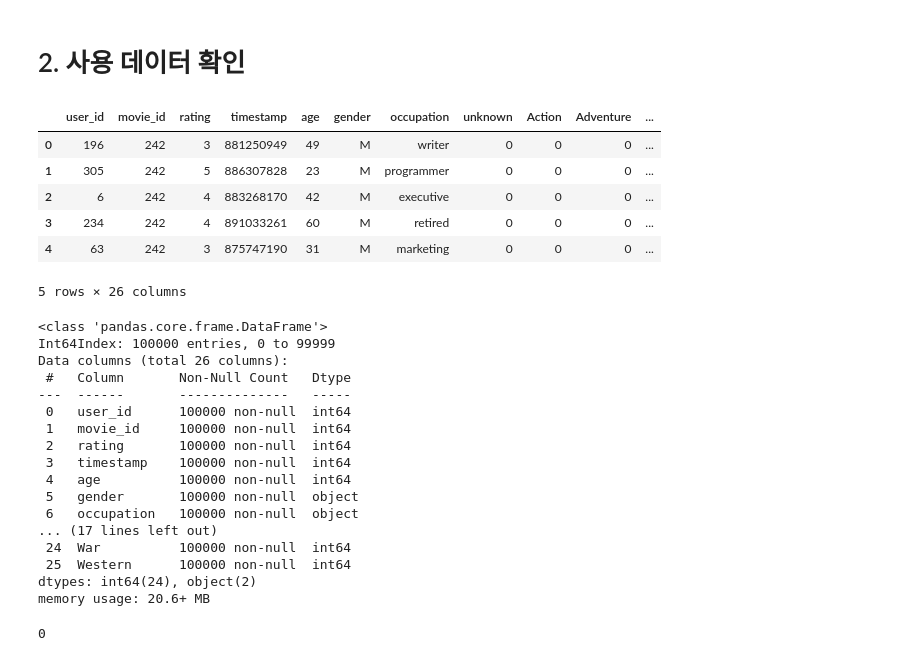
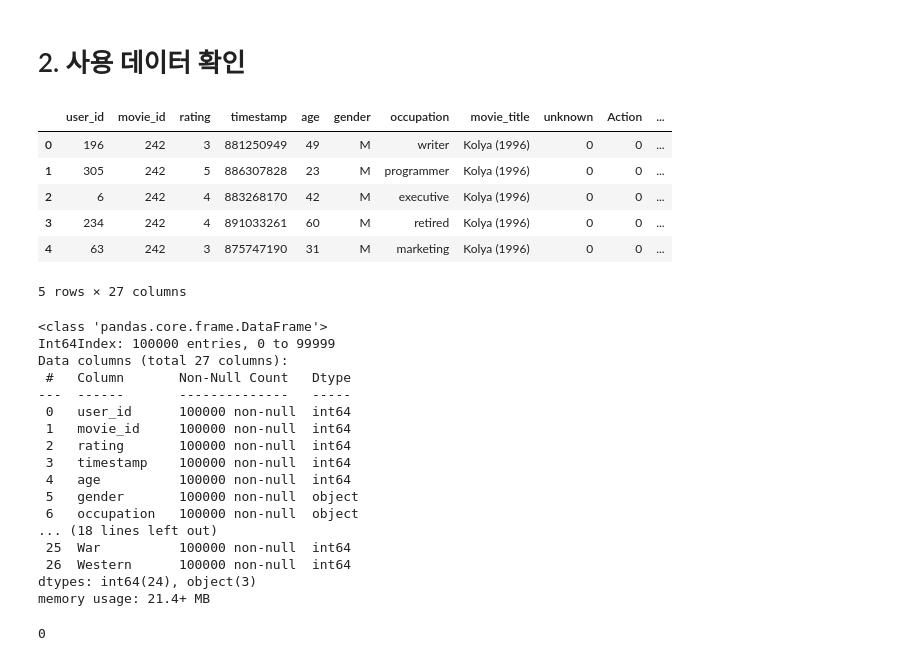
Before and after one commit to donghwi2022/ds-sa-cp02, a Jupyter notebook: ds_sa_cp2_신동휘.ipynb, the cells around one changed output. Saved outputs shown, nothing was run; the diff lists cells and outputs as text; code cells hidden in the pictures.

```diff
--- a/ds_sa_cp2_신동휘.ipynb
+++ b/ds_sa_cp2_신동휘.ipynb
@@ -12,22 +12,22 @@ from sklearn.metrics import mean_squared_error, mean_absolute_error
 # %% [markdown]
 # 2. 사용 데이터 확인
 # %%
-df = pd.read_csv("/content/movielens.csv", index_col = 0)
+df = pd.read_csv("/content/movie_ratings.csv", index_col = 0)
 df.head()
 # %% [output]
-|  | user_id | movie_id | rating | timestamp | age | gender | occupation | unknown | Action | Adventure | ... |
-| 0 | 196 | 242 | 3 | 881250949 | 49 | M | writer | 0 | 0 | 0 | ... |
-| 1 | 305 | 242 | 5 | 886307828 | 23 | M | programmer | 0 | 0 | 0 | ... |
-| 2 | 6 | 242 | 4 | 883268170 | 42 | M | executive | 0 | 0 | 0 | ... |
-| 3 | 234 | 242 | 4 | 891033261 | 60 | M | retired | 0 | 0 | 0 | ... |
-| 4 | 63 | 242 | 3 | 875747190 | 31 | M | marketing | 0 | 0 | 0 | ... |
+|  | user_id | movie_id | rating | timestamp | age | gender | occupation | movie_title | unknown | Action | ... |
+| 0 | 196 | 242 | 3 | 881250949 | 49 | M | writer | Kolya (1996) | 0 | 0 | ... |
+| 1 | 305 | 242 | 5 | 886307828 | 23 | M | programmer | Kolya (1996) | 0 | 0 | ... |
+| 2 | 6 | 242 | 4 | 883268170 | 42 | M | executive | Kolya (1996) | 0 | 0 | ... |
+| 3 | 234 | 242 | 4 | 891033261 | 60 | M | retired | Kolya (1996) | 0 | 0 | ... |
+| 4 | 63 | 242 | 3 | 875747190 | 31 | M | marketing | Kolya (1996) | 0 | 0 | ... |
-5 rows × 26 columns
+5 rows × 27 columns
 # %%
 df.info()
 # %% [output]
 <class 'pandas.core.frame.DataFrame'>
 Int64Index: 100000 entries, 0 to 99999
-Data columns (total 26 columns):
+Data columns (total 27 columns):
  #   Column       Non-Null Count   Dtype
 ---  ------       --------------   -----
  0   user_id      100000 non-null  int64
@@ -37,11 +37,11 @@ Data columns (total 26 columns):
  4   age          100000 non-null  int64
  5   gender       100000 non-null  object
  6   occupation   100000 non-null  object
-... (17 lines left out)
- 24  War          100000 non-null  int64
- 25  Western      100000 non-null  int64
-dtypes: int64(24), object(2)
-memory usage: 20.6+ MB
+... (18 lines left out)
+ 25  War          100000 non-null  int64
+ 26  Western      100000 non-null  int64
+dtypes: int64(24), object(3)
+memory usage: 21.4+ MB
 # %%
 # 중복값 확인
 df.duplicated().sum()
```
Also changed, not shown: parts of 5 cells of this notebook.
